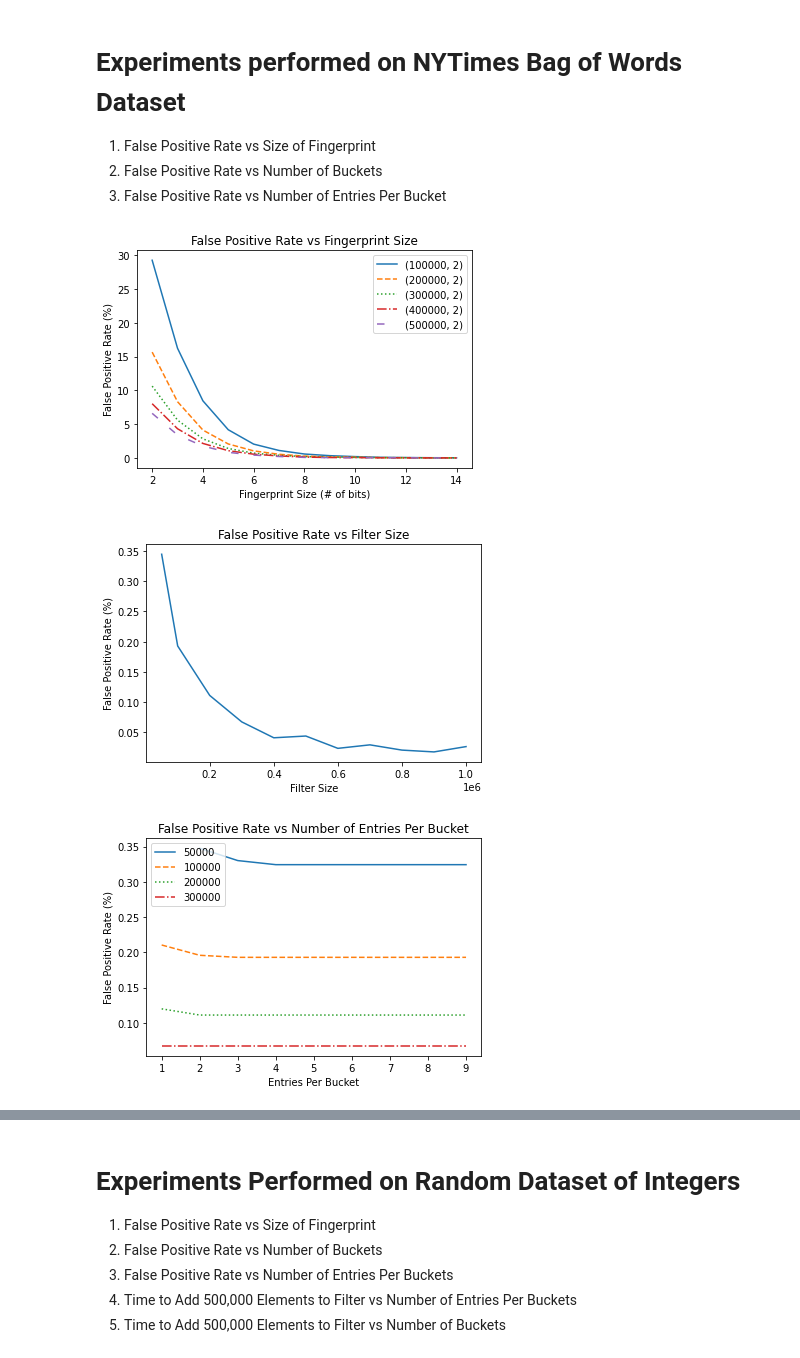
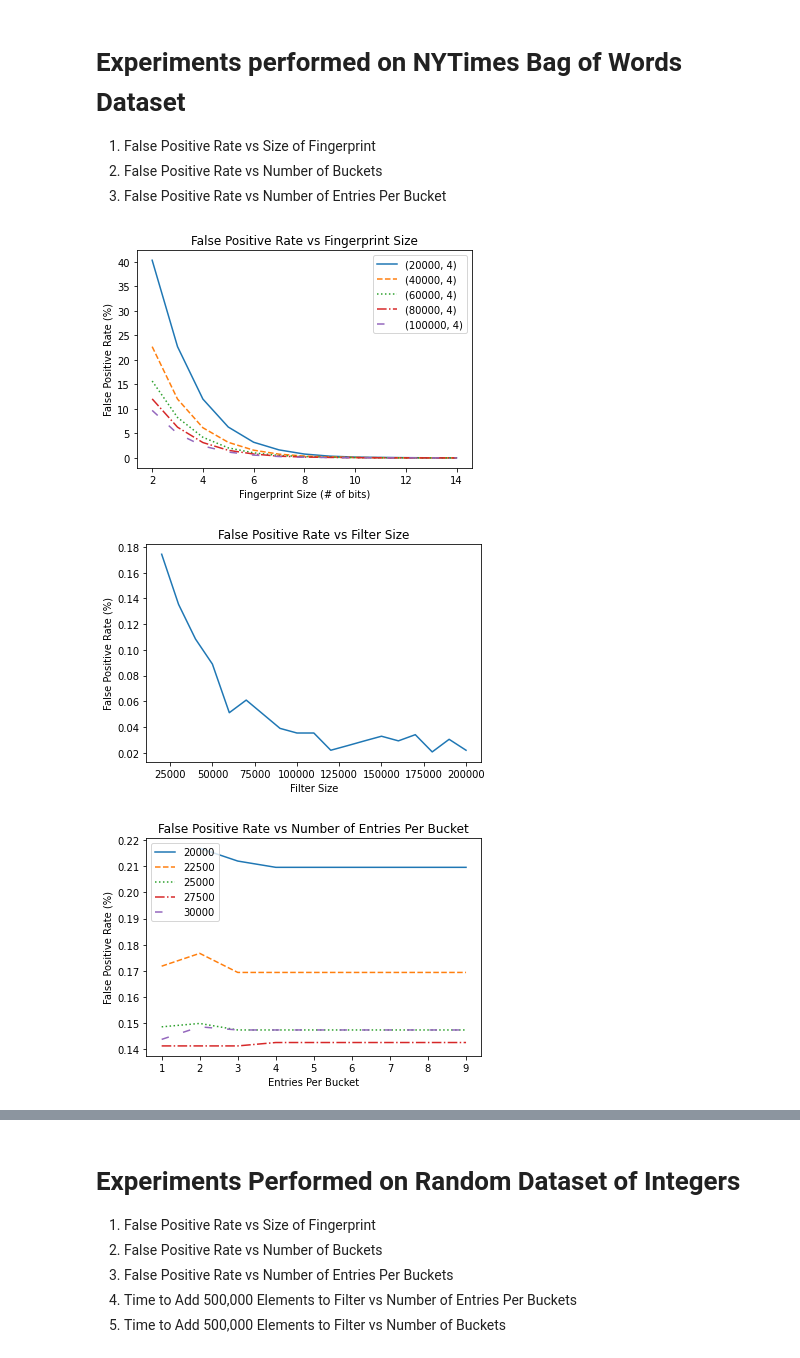
Before and after one commit to adamggibbs/data-structures-data-streams-project, a Jupyter notebook: CuckooFilter.ipynb, the cells around one changed output, grey strips where cells are left out. Cells and saved outputs as stored; diff of their text form; code cells hidden in the pictures.

```diff
--- a/CuckooFilter.ipynb
+++ b/CuckooFilter.ipynb
@@ -602,10 +602,8 @@ Average insertion time: 0.004ms
 2. False Positive Rate vs Number of Buckets
 3. False Positive Rate vs Number of Entries Per Bucket
 # %%
-#size = 200000
-entries = 2
-#f_size = 12
-sizes = [100000, 200000, 300000, 400000, 500000]
+entries = 4
+sizes = [20000, 40000, 60000, 80000, 100000]
 outputs = [[], [], [], [], []]
 
 index = 0
@@ -613,25 +611,19 @@ for size in sizes:
     for f_size in range(2,15):
         cfe = ExtendedCuckooFilter(size, entries, f_size)
 
-        count = 0
-        with open('vocab.nytimes.txt', 'rt') as data_stream:
+        with open('insert2.txt', 'rt') as data_stream:
             for line in data_stream:
                 for element in line.split():
-                    if not count % 3 == 0:
-                        cfe.insert(element)
-                    count += 1
+                    cfe.insert(element)
 
         false_pos = 0
         checked = 0
-        count = 0
-        with open('vocab.nytimes.txt', 'rt') as data_stream:
+        with open('lookup2.txt', 'rt') as data_stream:
             for line in data_stream:
                 for element in line.split():
-                    if count % 3 == 0:
-                        checked += 1
-                        if cfe.lookup(element):
-                            false_pos += 1
-                    count += 1
+                    checked += 1
+                    if cfe.lookup(element):
+                        false_pos += 1
 
         outputs[index].append(round(false_pos * 100 / checked, 4))
 
@@ -651,86 +643,76 @@ plt.legend()
 
 plt.show()
 # %% [output]
-[figure, old version]
+[figure, new version]
 # %%
-
-sizes = [50000, 100000, 200000, 300000, 400000, 500000, 600000, 700000, 800000, 900000, 1000000]
+entries = 4
+sizes = range(20000, 210000, 10000)
 outputs = []
 
 for size in sizes:
+
     cfe = ExtendedCuckooFilter(size, entries)
 
-    count = 0
-    with open('vocab.nytimes.txt', 'rt') as data_stream:
+    with open('insert2.txt', 'rt') as data_stream:
         for line in data_stream:
             for element in line.split():
-                if not count % 3 == 0:
-                    cfe.insert(element)
-                count += 1
+                cfe.insert(element)
 
     false_pos = 0
     checked = 0
-    count = 0
-    with open('vocab.nytimes.txt', 'rt') as data_stream:
+    with open('lookup2.txt', 'rt') as data_stream:
         for line in data_stream:
             for element in line.split():
-                if count % 3 == 0:
-                    checked += 1
-                    if cfe.lookup(element):
-                        false_pos += 1
-                count += 1
+                checked += 1
+                if cfe.lookup(element):
+                    false_pos += 1
 
     outputs.append(round(false_pos * 100 / checked, 4))
 
 
 plt.plot(sizes, outputs)
 
 plt.title("False Positive Rate vs Filter Size")
 plt.xlabel("Filter Size")
 plt.ylabel("False Positive Rate (%)")
 
 plt.show()
 # %% [output]
-[figure, old version]
+[figure, new version]
 # %%
-sizes = [50000, 100000, 200000, 300000]
+sizes = [20000, 22500, 25000, 27500, 30000]
 entries = range(1,10)
-outputs = [[],[],[],[]]
+outputs = [[],[],[],[],[]]
 
 index = 0
 for size in sizes:
     for entry in entries:
-        if size == 50000 and entry == 1:
+
+        if size == 20000 and entry == 1:
             outputs[index].append(np.NaN)
             continue
 
         cfe = ExtendedCuckooFilter(size, entry)
 
-        count = 0
-        with open('vocab.nytimes.txt', 'rt') as data_stream:
+        with open('insert2.txt', 'rt') as data_stream:
             for line in data_stream:
                 for element in line.split():
-                    if not count % 3 == 0:
-                        cfe.insert(element)
-                    count += 1
+                    cfe.insert(element)
 
         false_pos = 0
         checked = 0
-        count = 0
-        with open('vocab.nytimes.txt', 'rt') as data_stream:
+        with open('lookup2.txt', 'rt') as data_stream:
             for line in data_stream:
                 for element in line.split():
-                    if count % 3 == 0:
-                        checked += 1
-                        if cfe.lookup(element):
-                            false_pos += 1
-                    count += 1
+                    checked += 1
+                    if cfe.lookup(element):
+                        false_pos += 1
 
         outputs[index].append(round(false_pos * 100 / checked, 4))
     index += 1
 
 # styles for line graph lines
-line_styles = ["solid", "dashed", "dotted", "dashdot"]
+line_styles = ["solid", "dashed", "dotted", "dashdot", (0, (5, 10))]
 
 for i in range(0,len(sizes)):
     plt.plot(entries, outputs[i], label=str(sizes[i]), linestyle=line_styles[i])
@@ -742,4 +724,4 @@ plt.legend()
 
 plt.show()
 # %% [output]
-[figure, old version]
+[figure, new version]
```
Also changed, not shown: parts of 4 cells of this notebook.
